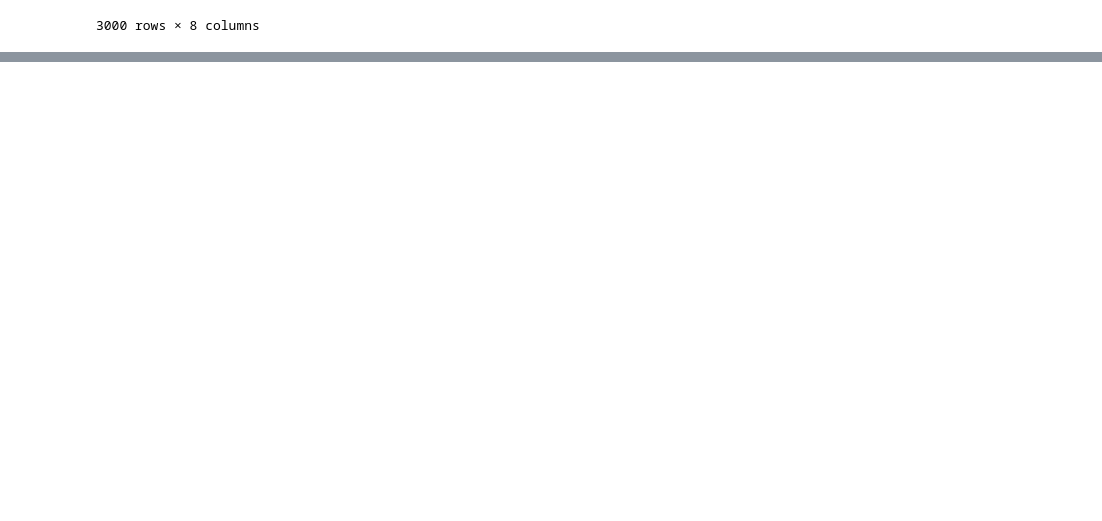
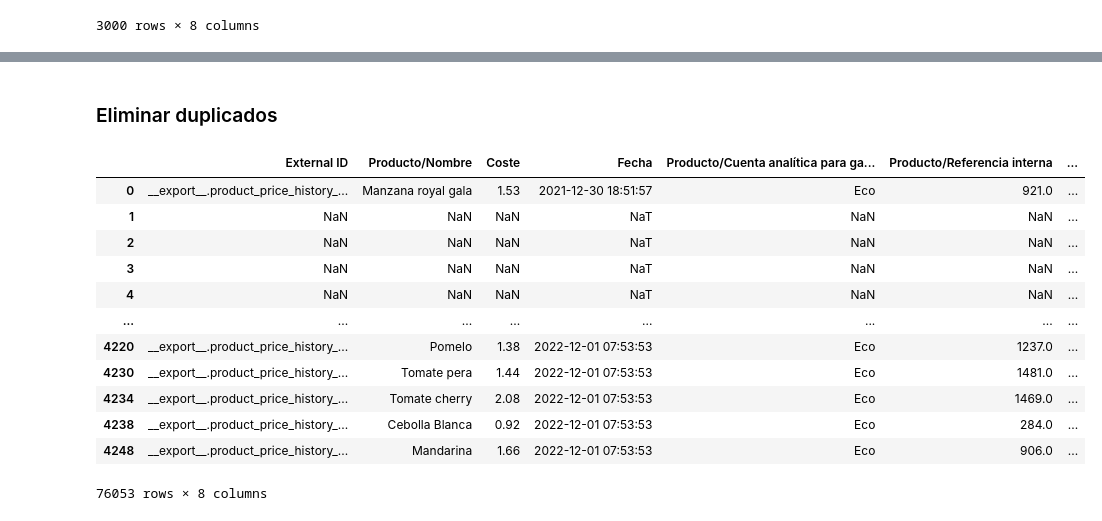
Before and after one commit to Factoria-F5-AI-Bootcamp-1-Edicion/Proyecto_Osa, a Jupyter notebook: Osa_limpieza.ipynb, the cells around one changed output, grey strips where cells are left out. Saved outputs shown, nothing was run; the diff lists cells and outputs as text; code cells hidden in the pictures; blank space fills up the shorter version.

```diff
--- a/Osa_limpieza.ipynb
+++ b/Osa_limpieza.ipynb
@@ -1882,0 +2064,2 @@ precio_2022.head(3000)
+# %% [markdown]
+### Eliminar duplicados
@@ -1882,0 +2068,18 @@ precio_2022.head(3000)
+# %%
+# Se elimina registros duplicados y se asgna a un nuevo df
+dfcompras_2021_2022_sin_dupli = dfcompras_2021_2022.drop_duplicates()
+dfcompras_2021_2022_sin_dupli
+# %% [output]
+|  | External ID | Producto/Nombre | Coste | Fecha | Producto/Cuenta analítica para ga... | Producto/Referencia interna | ... |
+| 0 | __export__.product_price_history_... | Manzana royal gala | 1.53 | 2021-12-30 18:51:57 | Eco | 921.0 | ... |
+| 1 | NaN | NaN | NaN | NaT | NaN | NaN | ... |
+| 2 | NaN | NaN | NaN | NaT | NaN | NaN | ... |
+| 3 | NaN | NaN | NaN | NaT | NaN | NaN | ... |
+| 4 | NaN | NaN | NaN | NaT | NaN | NaN | ... |
+| ... | ... | ... | ... | ... | ... | ... | ... |
+| 4220 | __export__.product_price_history_... | Pomelo | 1.38 | 2022-12-01 07:53:53 | Eco | 1237.0 | ... |
+| 4230 | __export__.product_price_history_... | Tomate pera | 1.44 | 2022-12-01 07:53:53 | Eco | 1481.0 | ... |
+| 4234 | __export__.product_price_history_... | Tomate cherry | 2.08 | 2022-12-01 07:53:53 | Eco | 1469.0 | ... |
+| 4238 | __export__.product_price_history_... | Cebolla Blanca | 0.92 | 2022-12-01 07:53:53 | Eco | 284.0 | ... |
+| 4248 | __export__.product_price_history_... | Mandarina | 1.66 | 2022-12-01 07:53:53 | Eco | 906.0 | ... |
+76053 rows × 8 columns
```
Also changed, not shown: parts of 28 cells of this notebook.
